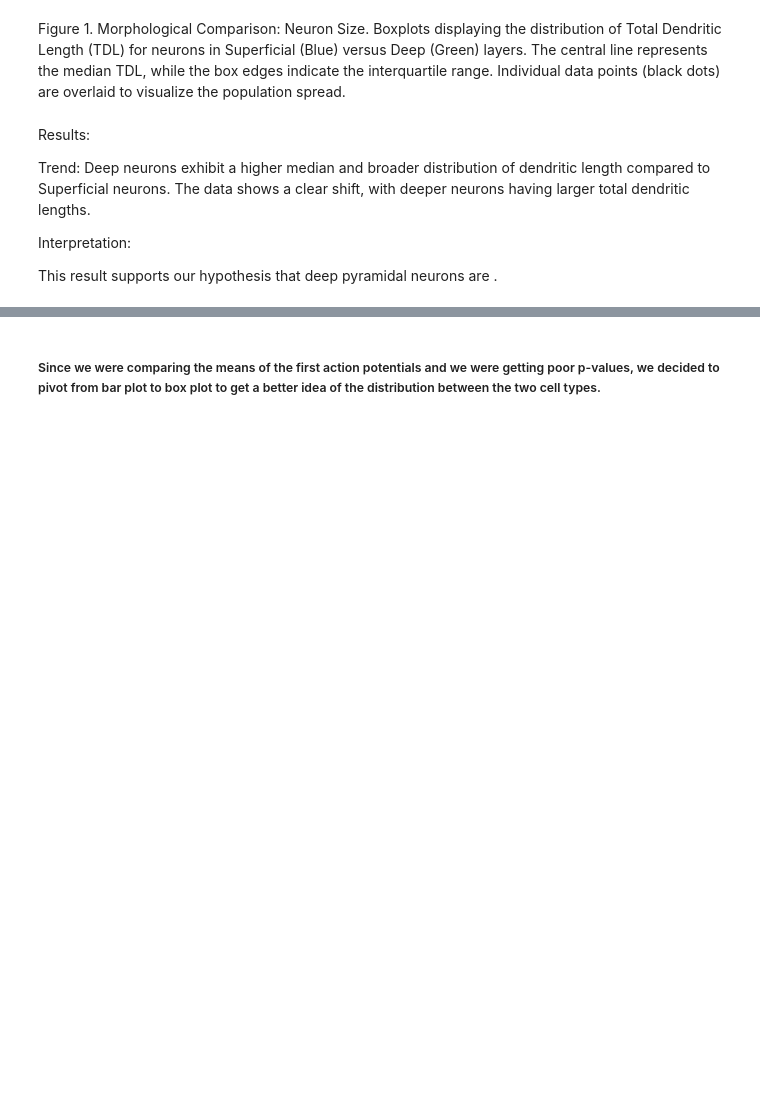
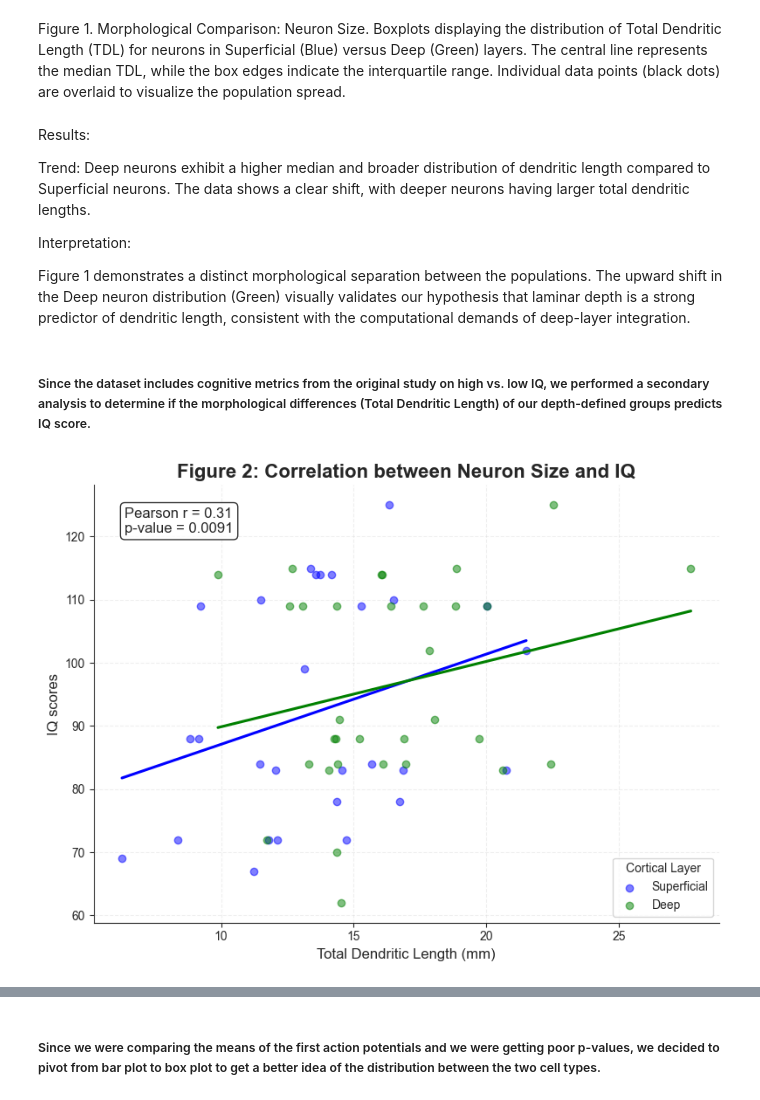
Before and after one commit to earanda4/Cell_Types_Project, a Jupyter notebook: Cell_Types_Project_Draft.ipynb, the cells around one changed output, grey strips where cells are left out. Saved outputs shown, nothing was run; the diff lists cells and outputs as text; code cells hidden in the pictures; blank space fills up the shorter version.

```diff
--- a/Cell_Types_Project_Draft.ipynb
+++ b/Cell_Types_Project_Draft.ipynb
@@ -238,4 +238,40 @@ Trend: Deep neurons exhibit a higher median and broader distribution of dendriti
 
 Interpretation:
 
-This result supports our hypothesis that deep pyramidal neurons are  .
+Figure 1 demonstrates a distinct morphological separation between the populations. The upward shift in the Deep neuron distribution (Green) visually validates our hypothesis that laminar depth is a strong predictor of dendritic length, consistent with the computational demands of deep-layer integration.
+# %% [markdown]
+##### Since the dataset includes cognitive metrics from the original study on high vs. low IQ, we performed a secondary analysis to determine if the morphological differences (Total Dendritic Length) of our depth-defined groups predicts IQ score.
+# %%
+# Figure 2: Correlation between Morphology and IQ
+sns.set_style("ticks")
+
+# Dropping rows with missing values in either column to ensure accurate correlation analysis
+fig, ax = plt.subplots(figsize=(8, 6))
+
+# Superficial (Blue)
+sns.regplot(data=superficial_df, x='tot_dendritic_length', y='iq', ax=ax,
+            color='blue', label='Superficial', scatter_kws={'alpha':0.5}, ci=None)
+
+# Deep (Green)
+sns.regplot(data=deep_df, x='tot_dendritic_length', y='iq', ax=ax,
+            color='green', label='Deep', scatter_kws={'alpha':0.5}, ci=None)
+
+# Pearson Correlation
+
+r_pearson, p_value = stats.pearsonr(df['tot_dendritic_length'], df['iq'])
+
+ax.set_title('Figure 2: Correlation between Neuron Size and IQ', fontsize=16, fontweight='bold')
+ax.set_xlabel('Total Dendritic Length (mm)', fontsize=12)
+ax.set_ylabel('IQ scores', fontsize=12)
+ax.legend(title='Cortical Layer', loc='lower right')
+ax.grid(axis='both', linestyle='--', alpha=0.3)
+
+stats_text = f'Pearson r = {r_pearson:.2f}\np-value = {p_value:.4f}'
+
+ax.text(0.05, 0.95, stats_text, transform=ax.transAxes, fontsize=12, verticalalignment='top', bbox=dict(boxstyle="round,pad=0.3", fc="white", ec="black", alpha=0.8))
+sns.despine()
+
+plt.tight_layout()
+plt.show()
+# %% [output]
+[figure, added]
```
Also changed, not shown: parts of 15 cells of this notebook.
